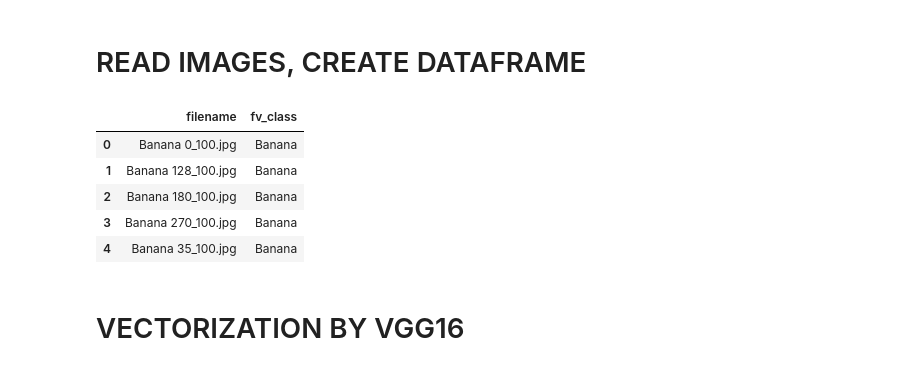
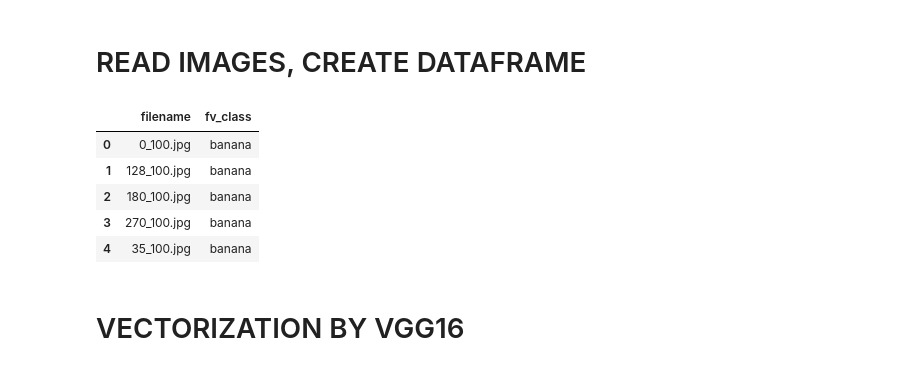
Before and after one commit to TTFrance/Project-08, a Jupyter notebook: oc-p8-modelling.ipynb, the cells around one changed output. Drawn from its saved outputs; the diff is of its cells as text; code cells hidden in the pictures.

Commit message:
files now read from subfolders

```diff
--- a/oc-p8-modelling.ipynb
+++ b/oc-p8-modelling.ipynb
@@ -24,6 +24,8 @@ warnings.filterwarnings("ignore")
 RAW_DATA_FILE_PATH = 'data/raw/'                # path to raw data folder
 CLEANED_DATA_FILE_PATH = 'data/cleaned/'        # path to cleaned data folder
 IMAGES_DIR = "data/raw/"                        # path to images
+
+RAW_DATA_IN_SUBFOLDERS = 'data/raw_sub_folders/'             # path to raw data folder
 # %% [markdown]
 # FUNCTIONS
 # %%
@@ -55,23 +57,21 @@ def run_model(model,ppi):
 # %%
 # read images, create df of filenames, and class (which type)
 
 fv = pd.DataFrame(columns=['filename','fv_class'])
 
-for filename in os.listdir(RAW_DATA_FILE_PATH):
-    f = os.path.join(RAW_DATA_FILE_PATH, filename)
-    # checking if it is a file
-    if os.path.isfile(f):
-        fv_class = filename[:filename.find(' ')]
-        fv.loc[len(fv)] = [filename,fv_class]
+for path, subdirs, files in os.walk(RAW_DATA_IN_SUBFOLDERS):
+    for name in files:
+        subfolder_name = path.replace(RAW_DATA_IN_SUBFOLDERS,'')
+        fv.loc[len(fv)] = [name,subfolder_name]
 
 fv.head()
 # %% [output]
 |  | filename | fv_class |
-| 0 | Banana 0_100.jpg | Banana |
-| 1 | Banana 128_100.jpg | Banana |
-| 2 | Banana 180_100.jpg | Banana |
-| 3 | Banana 270_100.jpg | Banana |
-| 4 | Banana 35_100.jpg | Banana |
+| 0 | 0_100.jpg | banana |
+| 1 | 128_100.jpg | banana |
+| 2 | 180_100.jpg | banana |
+| 3 | 270_100.jpg | banana |
+| 4 | 35_100.jpg | banana |
 # %% [markdown]
 # VECTORIZATION BY VGG16
 # %%
```
Also changed, not shown: parts of 2 cells of this notebook.
